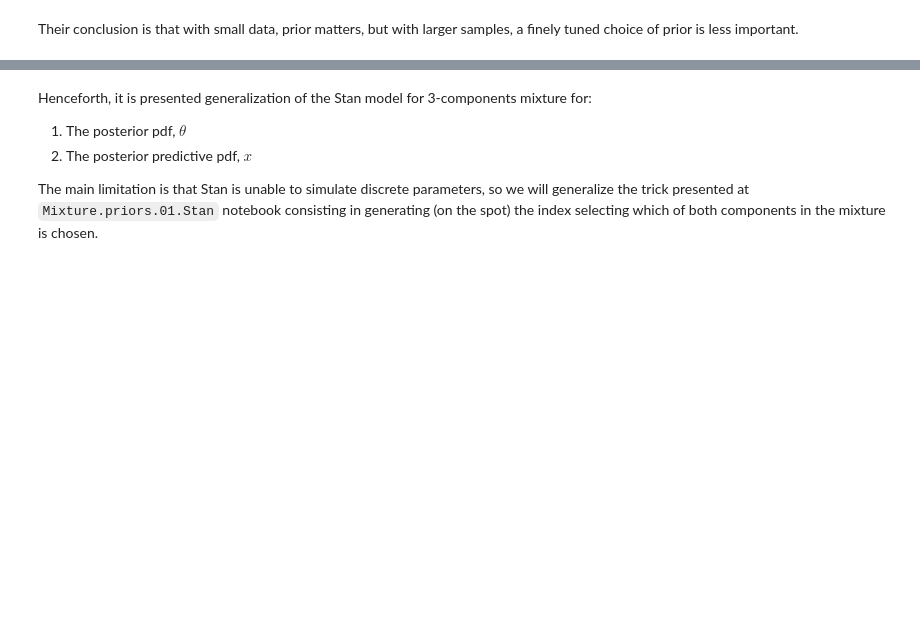
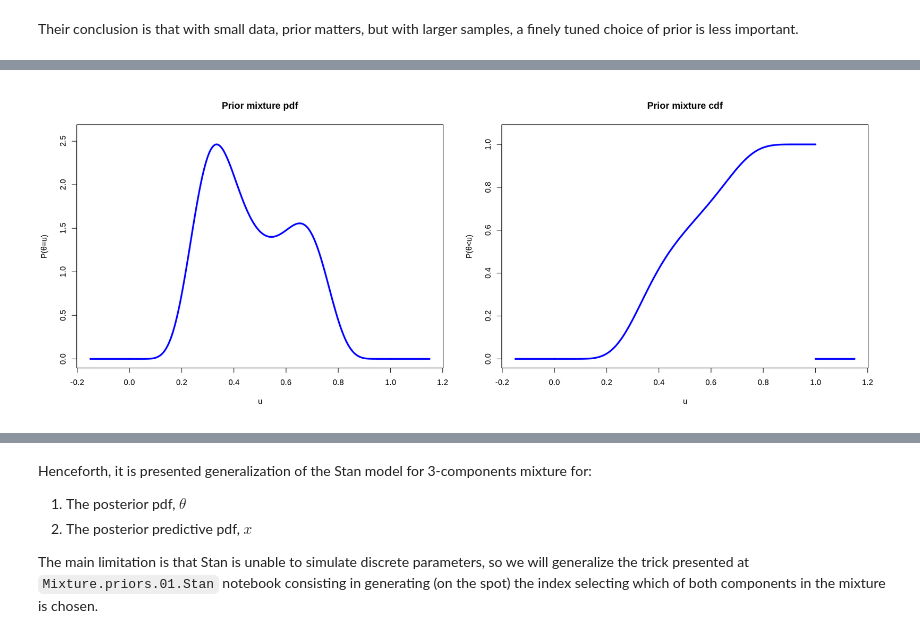
Before and after one commit to gcastro-98/bayesian-1st-assignment, a Jupyter notebook: LeonardoBocchi_GerardCastro_1st_assignment.ipynb, the cells around one changed output, grey strips where cells are left out. Cells and saved outputs as stored; diff of their text form; code cells hidden in the pictures; blank space fills up the shorter version.

```diff
--- a/LeonardoBocchi_GerardCastro_1st_assignment.ipynb
+++ b/LeonardoBocchi_GerardCastro_1st_assignment.ipynb
@@ -491,19 +478,0 @@ $$ \theta \sim 0.50\cdot\betadist(10,20) + 0.20\cdot\betadist(15,15) + 0.30\cdot
-# %%
-# Let's define the parameters of the mixture prior
-prior.alpha1<-10
-prior.beta1<-20
-prior.alpha2<-15
-prior.beta2<-15
-prior.alpha3<-20
-prior.beta3<-10
-prior.gamma1<-0.5
-prior.gamma2<-0.2
-prior.gamma3<-0.3
-
-# Define two functions to compute the pdf and cdf of that betas
-mixture.prior.pdf<-function(theta){
-    return(prior.gamma1*dbeta(theta,prior.alpha1,prior.beta1)+prior.gamma2*dbeta(theta,prior.alpha2,prior.beta2)+prior.gamma3*dbeta(theta,prior.alpha3,prior.beta3))
-}
-mixture.prior.cdf<-function(theta){
-    return(prior.gamma1*pbeta(theta,prior.alpha1,prior.beta1)+prior.gamma2*pbeta(theta,prior.alpha2,prior.beta2)+prior.gamma3*pbeta(theta,prior.alpha3,prior.beta3))
-}
@@ -529,0 +489,41 @@ lines(c(1,1.15),c(0,0),lwd=3.5,col="blue")
+# %%
+# Mixture prior: parameters definition -----------------------------------------
+prior.alpha1<-10
+prior.beta1<-20
+prior.alpha2<-15
+prior.beta2<-15
+prior.alpha3<-20
+prior.beta3<-10
+prior.omega1<-0.5
+prior.omega2<-0.2
+prior.omega3<-0.3
+
+# Define prior pdf -------------------------------------------------------------
+  mixture.prior.pdf<-function(theta){
+    return(prior.omega1*dbeta(theta,prior.alpha1,prior.beta1) + prior.omega2*dbeta(theta,prior.alpha2,prior.beta2) + prior.omega3*dbeta(theta,prior.alpha3,prior.beta3))
+}
+
+# Define prior cdf -------------------------------------------------------------
+mixture.prior.cdf<-function(theta){
+    return(prior.omega1*pbeta(theta,prior.alpha1,prior.beta1) + prior.omega2*pbeta(theta,prior.alpha2,prior.beta2) + prior.omega3*pbeta(theta,prior.alpha3,prior.beta3))
+}
+
+# Plot the prior pdf and cdf ---------------------------------------------------------
+options(repr.plot.width=18,repr.plot.height=7)
+par(mfrow=c(1,2))
+
+u<-seq(0,1,length=1000)
+v<-mixture.prior.pdf(u)
+plot(u,v,ylim=c(0,max(v)*1.05),xlim=c(-0.15,1.15),
+     ylab="P(θ=u)",type="l",lwd=3.5,col="blue",main=sprintf("Prior mixture pdf"))
+lines(c(-0.15,0),c(0,0),lwd=3.5,col="blue")
+lines(c(1,1.15),c(0,0),lwd=3.5,col="blue")
+
+u<-seq(0,1,length=1000)
+v<-mixture.prior.cdf(u)
+plot(u,v,ylim=c(0,max(v)*1.05),xlim=c(-0.15,1.15),
+     ylab="P(θ<u)",type="l",lwd=3.5,col="blue",main=sprintf("Prior mixture cdf"))
+lines(c(-0.15,0),c(0,0),lwd=3.5,col="blue")
+lines(c(1,1.15),c(0,0),lwd=3.5,col="blue")
+# %% [output]
+[figure, added]
```
Also changed, not shown: parts of 51 cells of this notebook.
